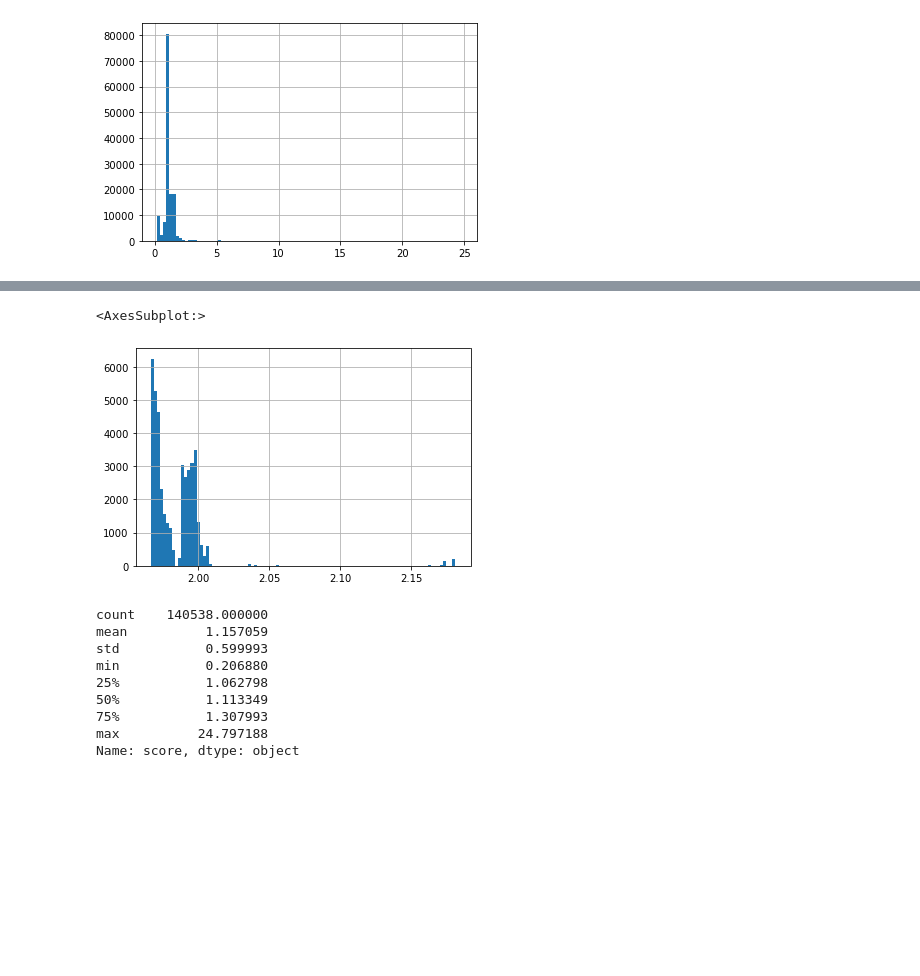
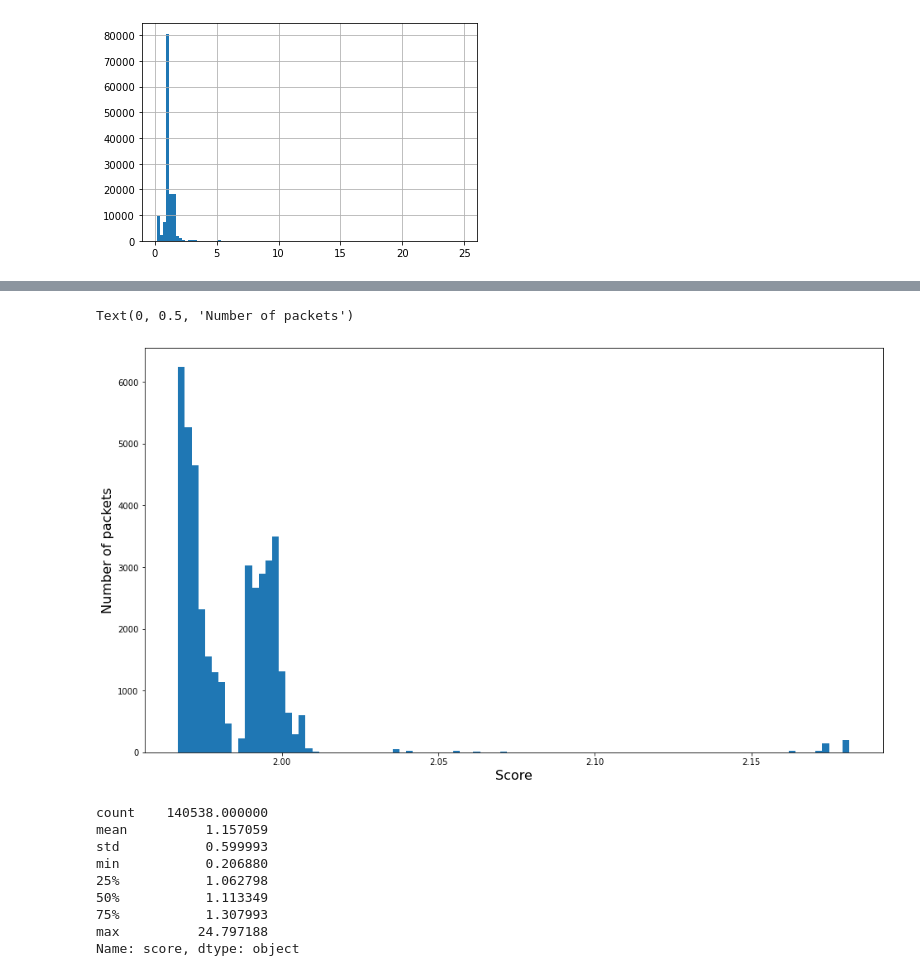
Before and after one commit to hotshot07/thesis, a Jupyter notebook: final_notebooks/model_0/Initial_model.ipynb, the cells around one changed output, grey strips where cells are left out. Drawn from its saved outputs; the diff is of its cells as text; code cells hidden in the pictures; blank space fills up the shorter version.

```diff
--- a/final_notebooks/model_0/Initial_model.ipynb
+++ b/final_notebooks/model_0/Initial_model.ipynb
@@ -59,15 +59,16 @@ Index(['octet_1_eth_dst', 'octet_2_eth_dst', 'octet_3_eth_dst',
 # %%
 x_normal_train, x_normal_test = train_test_split(processed_normal.values, test_size=0.2, random_state=42)
 # %%
-from tensorflow.keras.models import Sequential
-from tensorflow.keras.layers import Dense, Activation
+# from tensorflow.keras.models import Sequential
+# from tensorflow.keras.layers import Dense, Activation
 
-model = Sequential()
-model.add(Dense(10, input_dim=processed_normal.values.shape[1], activation='ReLU'))
-model.add(Dense(3, activation='ReLU'))
-model.add(Dense(10, activation='ReLU'))
-model.add(Dense(processed_normal.values.shape[1]))
-model.compile(loss='mean_squared_error', optimizer='adam')
-model.fit(x_normal_train,x_normal_train,verbose=1,epochs=20)
-model.save("inital_model")
+# model = Sequential()
+# model.add(Dense(10, input_dim=processed_normal.values.shape[1], activation='ReLU'))
+# model.add(Dense(3, activation='ReLU'))
+# model.add(Dense(10, activation='ReLU'))
+# model.add(Dense(processed_normal.values.shape[1]))
+# model.compile(loss='mean_squared_error', optimizer='adam')
+# model.fit(x_normal_train,x_normal_train,verbose=1,epochs=20)
+import keras
+model = keras.models.load_model("inital_model")
 # %% [output]
@@ -132,9 +122,12 @@ attack_df['score'].hist(bins = 100)
 # %%
 nmap_df = attack_df[attack_df["ip.dst"] == '89.100.107.148']
-nmap_df['score'].hist(bins = 100)
+plt.figure(figsize=(16,9))
+plt.hist(list(nmap_df['score']),bins = 100)
+plt.xlabel("Score", fontsize = 16)
+plt.ylabel("Number of packets",fontsize = 16)
 # %% [output]
-<AxesSubplot:>
+Text(0, 0.5, 'Number of packets')
-[figure, old version]
+[figure, new version]
 # %%
 normal_df['score'].describe().apply(lambda x: format(x, 'f'))
 # %% [output]
```
Also changed, not shown: parts of 5 cells of this notebook, 4 other files.
